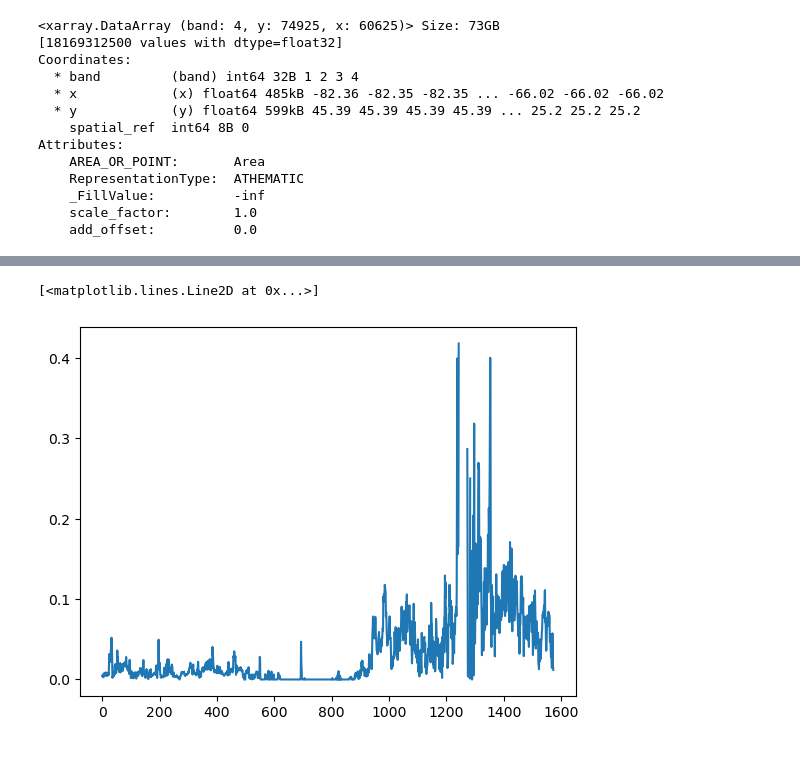
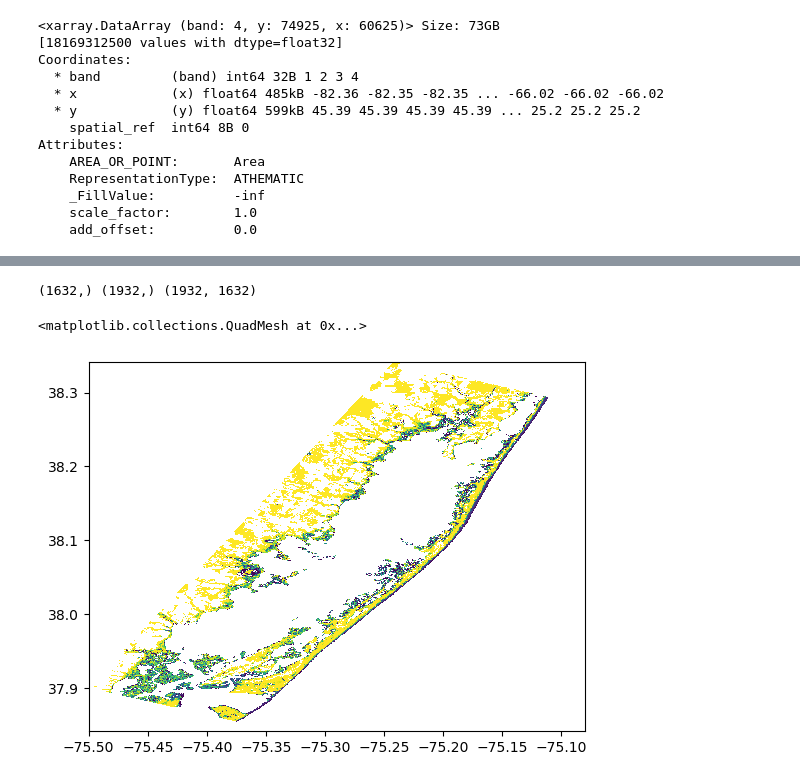
Before and after one commit to csherwood-usgs/marsh, a Jupyter notebook: AtlanticUVVR.ipynb, the cells around one changed output, grey strips where cells are left out. Saved outputs shown, nothing was run; the diff lists cells and outputs as text; code cells hidden in the pictures.

Commit message:
have rotated grid working

```diff
--- a/AtlanticUVVR.ipynb
+++ b/AtlanticUVVR.ipynb
@@ -60,9 +86,10 @@ Saving to assateague.csv
 # read the data
 # 2014 https://www.sciencebase.gov/catalog/item/5e4d5ed3e4b0ff554f6d1833
 # 2018 https://www.sciencebase.gov/catalog/item/5e4d644ae4b0ff554f6d5473
-infile = 'L8_2018_ATL_Unveg_Veg_Water_UVVR.tif'
-r1 = rioxarray.open_rasterio( infile )
-r1
+r18 = rioxarray.open_rasterio( 'L8_2018_ATL_Unveg_Veg_Water_UVVR.tif' )
+infile = 'L8_2014_ATL_Unveg_Veg_Water_UVVR.tif'
+r14 = rioxarray.open_rasterio( 'L8_2014_ATL_Unveg_Veg_Water_UVVR.tif' )
+r14
 # %% [output]
 <xarray.DataArray (band: 4, y: 74925, x: 60625)> Size: 73GB
 [18169312500 values with dtype=float32]
@@ -93,8 +107,17 @@ a = r1.rio.clip( assateague_geom )
 # %%
-g = {'name':'Assateague',
-     'minx': -75.625, 'maxx':75.201,
-     'miny': 38.015,  'maxy': 38.127,
-     'ang': 100 }
-print(g)
-#a = r1.rio.clip_box( minx =-75.625, miny = 38.015, maxx=-75.201, maxy=38.127 )
+# read in UVVR (band 1) from large dataset for clipped region
+# I am not checking to see if lat/lon are the same and aligned in both datasets
+a = r18.rio.clip_box( minx = lonmin, miny = latmin, maxx=lonmax, maxy=latmax )
+uvvr18 = a[1,:,:].values
+lon = a.x.values
+lat = a.y.values
+ny = len(lat)
+nx = len(lon)
+a = r14.rio.clip_box( minx = lonmin, miny = latmin, maxx=lonmax, maxy=latmax )
+uvvr14 = a[1,:,:].values
+lon = a.x.values
+lat = a.y.values
+ny = len(lat)
+nx = len(lon)
+a
 # %% [output]
@@ -123,7 +152,22 @@ plt.pcolormesh(a.x.values, a.y.values, a[1,:,:].values)
+# %%
+print( np.shape(lon), np.shape(lat), np.shape(uvvr18))
+# %% [output]
+(1632,) (1932,) (1932, 1632)
 # %%
-asum = np.mean( np.squeeze( a[2,:,:] ) , axis=0 )
+# use the fast grid interpolator
+f18 = interpolate.RegularGridInterpolator( (lat, lon), uvvr18, method='nearest')
+f14 = interpolate.RegularGridInterpolator( (lat, lon), uvvr14, method='nearest')
+
+# Array for interpolated elevations
+uvvri18=np.nan*np.ones((ny,nx))
+uvvri14=np.nan*np.ones((ny,nx))
+
+# this is the fast iteration, which only works when all of the source points fall inside the target box
+uvvri18=f18((latc, lonc))
+uvvri14=f14((latc, lonc))
 # %%
-plt.plot(asum)
+# plot on lat/lon of local grid
+plt.pcolormesh(lonc,latc,uvvri18)
 # %% [output]
-[<matplotlib.lines.Line2D at 0x...>]
+<matplotlib.collections.QuadMesh at 0x...>
-[figure, old version]
+[figure, new version]
```
Also changed, not shown: parts of 10 cells of this notebook.
